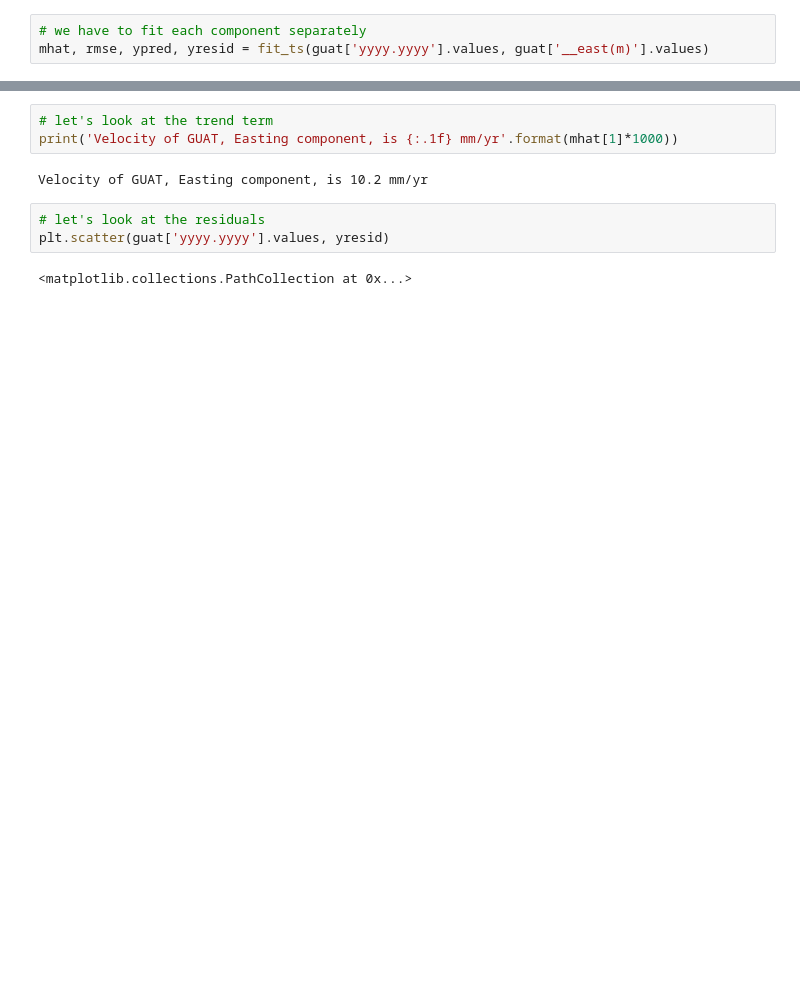
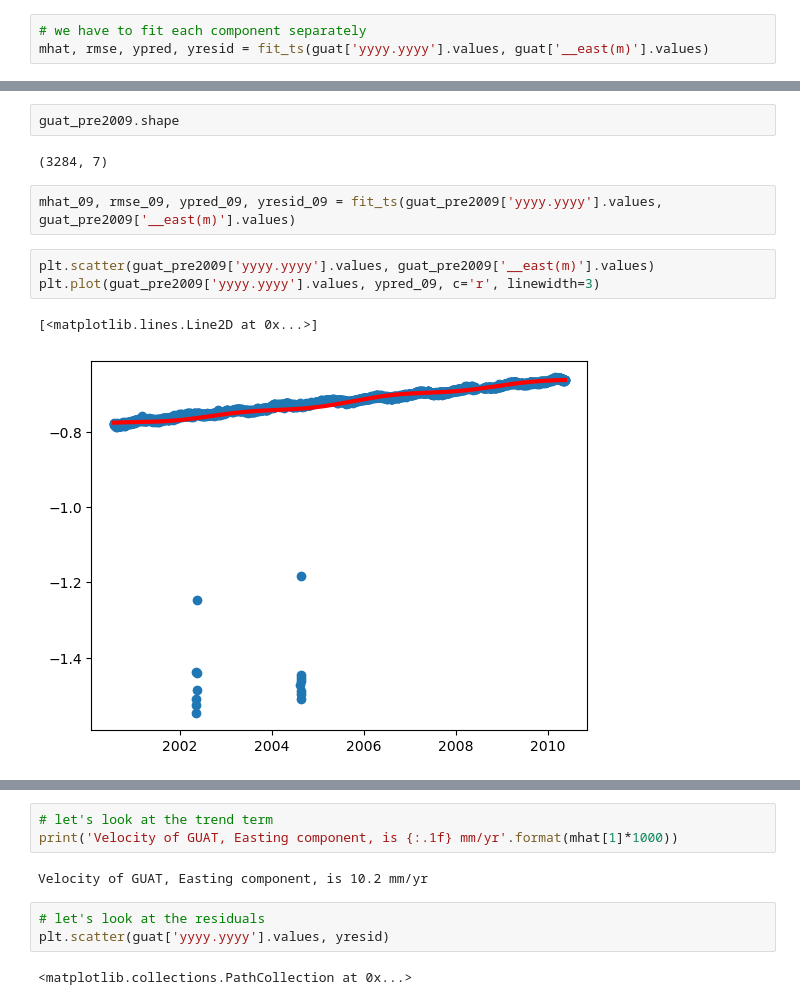
Before and after one commit to jlmaurer/gemlab, a Jupyter notebook: tutorials/Fitting trends and offsets to GNSS time-series.ipynb, the cells around one changed output, grey strips where cells are left out. Cells and saved outputs as stored; diff of their text form; blank space fills up the shorter version.

```diff
--- a/tutorials/Fitting trends and offsets to GNSS time-series.ipynb
+++ b/tutorials/Fitting trends and offsets to GNSS time-series.ipynb
@@ -122,2 +136,14 @@ mhat, rmse, ypred, yresid = fit_ts(guat['yyyy.yyyy'].values, guat['__east(m)'].v
+# %%
+guat_pre2009.shape
+# %% [output]
+(3284, 7)
+# %%
+mhat_09, rmse_09, ypred_09, yresid_09 = fit_ts(guat_pre2009['yyyy.yyyy'].values, guat_pre2009['__east(m)'].values)
+# %%
+plt.scatter(guat_pre2009['yyyy.yyyy'].values, guat_pre2009['__east(m)'].values)
+plt.plot(guat_pre2009['yyyy.yyyy'].values, ypred_09, c='r', linewidth=3)
+# %% [output]
+[<matplotlib.lines.Line2D at 0x...>]
+[figure, added]
 # %%
 plt.scatter(guat['yyyy.yyyy'].values, guat['__east(m)'].values)
```
Also changed, not shown: parts of 9 cells of this notebook, 4 other files.
